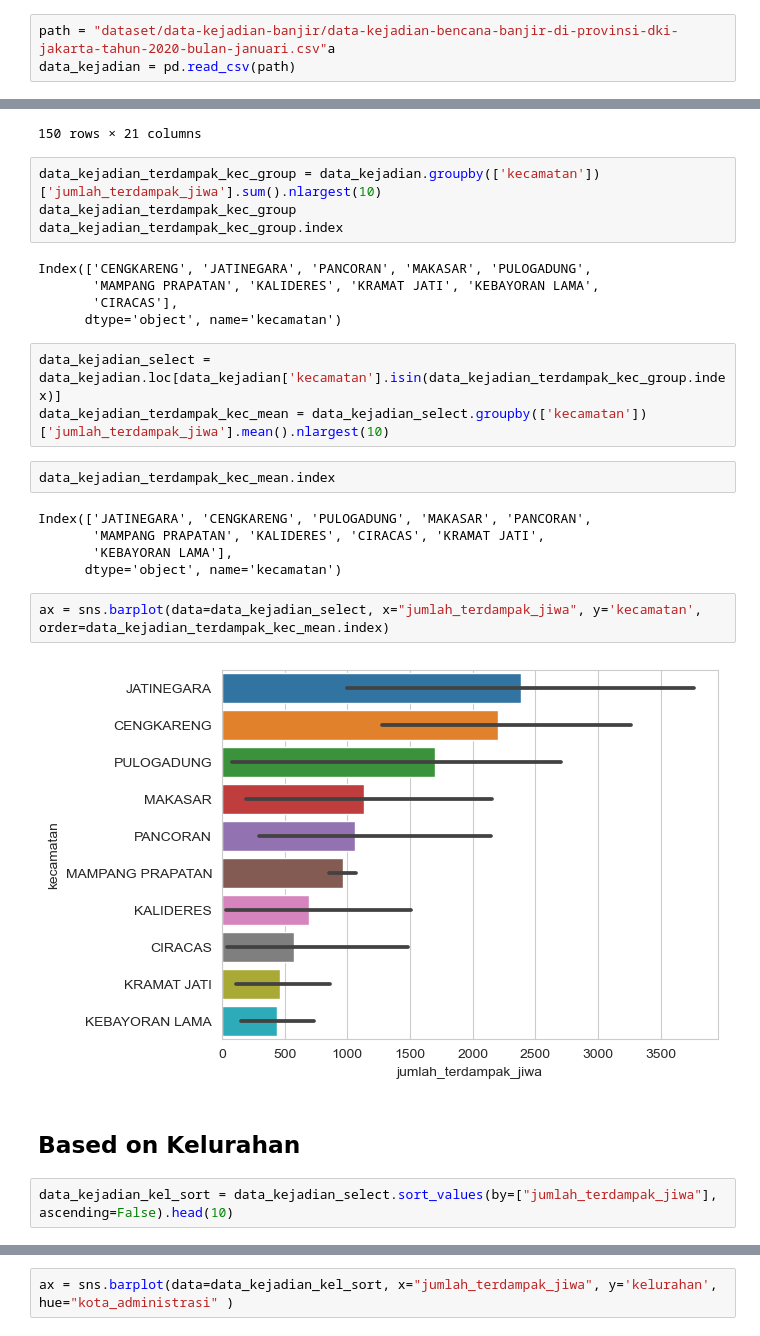
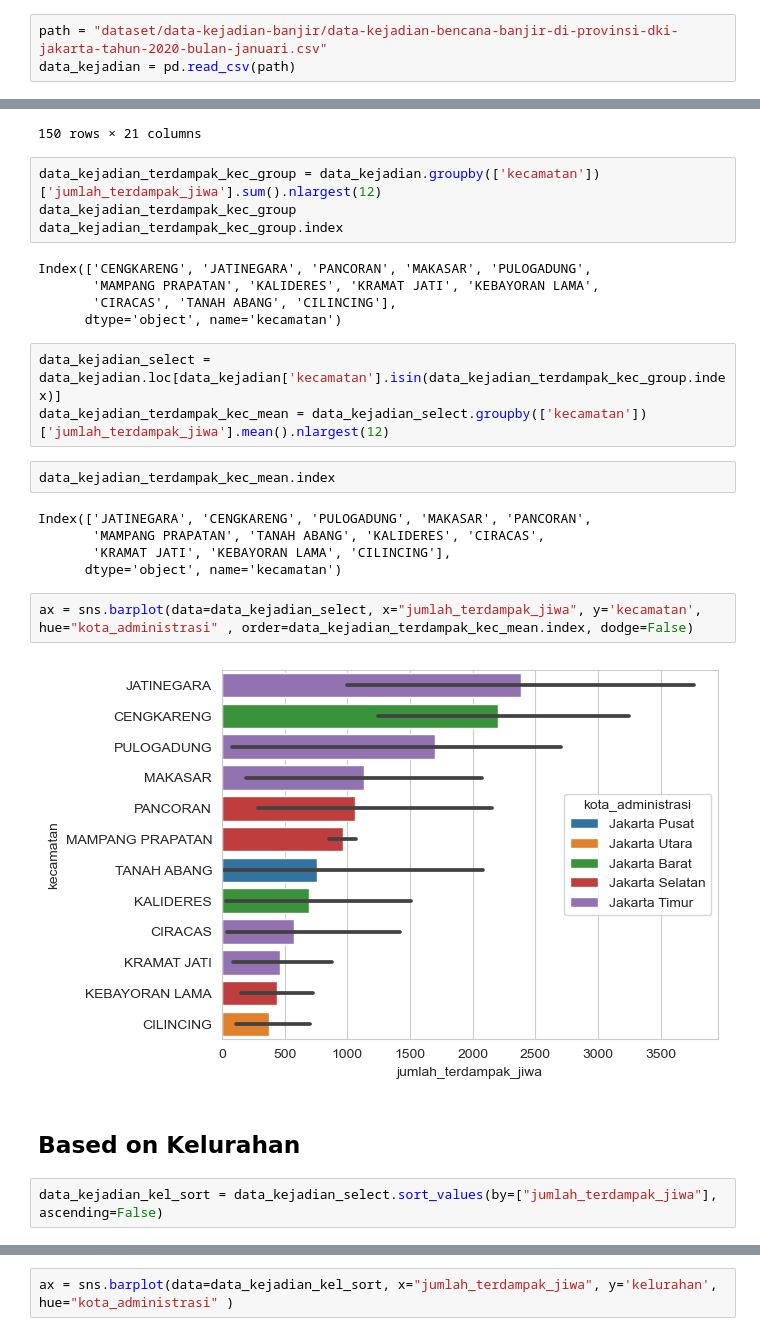
Before and after one commit to nurrizkyimani/flood-jsc-yli, a Jupyter notebook: jsc-data-analysis.ipynb, the cells around one changed output, grey strips where cells are left out. Cells and saved outputs as stored; diff of their text form.

```diff
--- a/jsc-data-analysis.ipynb
+++ b/jsc-data-analysis.ipynb
@@ -361,7 +402,7 @@ all_rekap
 # %% [markdown]
 # Data-kejadian-bencana-banjir-di-provinsi-dki-jakarta-tahun-2020-bulan-januari
 # %%
-path = "dataset/data-kejadian-banjir/data-kejadian-bencana-banjir-di-provinsi-dki-jakarta-tahun-2020-bulan-januari.csv"a
+path = "dataset/data-kejadian-banjir/data-kejadian-bencana-banjir-di-provinsi-dki-jakarta-tahun-2020-bulan-januari.csv"
 data_kejadian = pd.read_csv(path)
 # %%
 data_kejadian
@@ -838,32 +878,32 @@ data_kejadian
 | 149 | Jakarta Timur | PULOGADUNG | KAYU PUTIH | RW 11, 12, 13, 14, 15, 16 | 6 | 6 | ... |
 150 rows × 21 columns
 # %%
-data_kejadian_terdampak_kec_group = data_kejadian.groupby(['kecamatan'])['jumlah_terdampak_jiwa'].sum().nlargest(10)
+data_kejadian_terdampak_kec_group = data_kejadian.groupby(['kecamatan'])['jumlah_terdampak_jiwa'].sum().nlargest(12)
 data_kejadian_terdampak_kec_group
 data_kejadian_terdampak_kec_group.index
 # %% [output]
 Index(['CENGKARENG', 'JATINEGARA', 'PANCORAN', 'MAKASAR', 'PULOGADUNG',
        'MAMPANG PRAPATAN', 'KALIDERES', 'KRAMAT JATI', 'KEBAYORAN LAMA',
-       'CIRACAS'],
+       'CIRACAS', 'TANAH ABANG', 'CILINCING'],
       dtype='object', name='kecamatan')
 # %%
 data_kejadian_select = data_kejadian.loc[data_kejadian['kecamatan'].isin(data_kejadian_terdampak_kec_group.index)]
-data_kejadian_terdampak_kec_mean = data_kejadian_select.groupby(['kecamatan'])['jumlah_terdampak_jiwa'].mean().nlargest(10)
+data_kejadian_terdampak_kec_mean = data_kejadian_select.groupby(['kecamatan'])['jumlah_terdampak_jiwa'].mean().nlargest(12)
 # %%
 data_kejadian_terdampak_kec_mean.index
 # %% [output]
 Index(['JATINEGARA', 'CENGKARENG', 'PULOGADUNG', 'MAKASAR', 'PANCORAN',
-       'MAMPANG PRAPATAN', 'KALIDERES', 'CIRACAS', 'KRAMAT JATI',
-       'KEBAYORAN LAMA'],
+       'MAMPANG PRAPATAN', 'TANAH ABANG', 'KALIDERES', 'CIRACAS',
+       'KRAMAT JATI', 'KEBAYORAN LAMA', 'CILINCING'],
       dtype='object', name='kecamatan')
 # %%
-ax = sns.barplot(data=data_kejadian_select, x="jumlah_terdampak_jiwa", y='kecamatan', order=data_kejadian_terdampak_kec_mean.index)
+ax = sns.barplot(data=data_kejadian_select, x="jumlah_terdampak_jiwa", y='kecamatan', hue="kota_administrasi" , order=data_kejadian_terdampak_kec_mean.index, dodge=False)
 # %% [output]
-[figure, old version]
+[figure, new version]
 # %% [markdown]
 ## Based on Kelurahan
 # %%
-data_kejadian_kel_sort = data_kejadian_select.sort_values(by=["jumlah_terdampak_jiwa"], ascending=False).head(10)
+data_kejadian_kel_sort = data_kejadian_select.sort_values(by=["jumlah_terdampak_jiwa"], ascending=False)
 # %%
 data_kejadian_kel_sort
 # %% [output]
```
Also changed, not shown: parts of 105 cells of this notebook.
